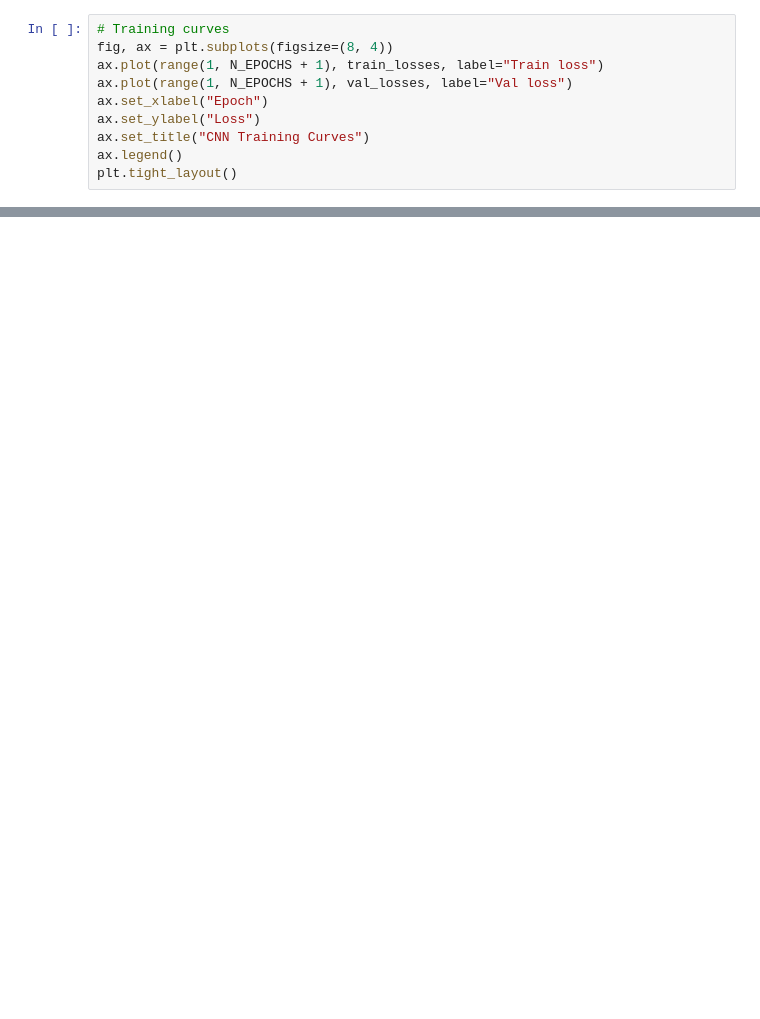
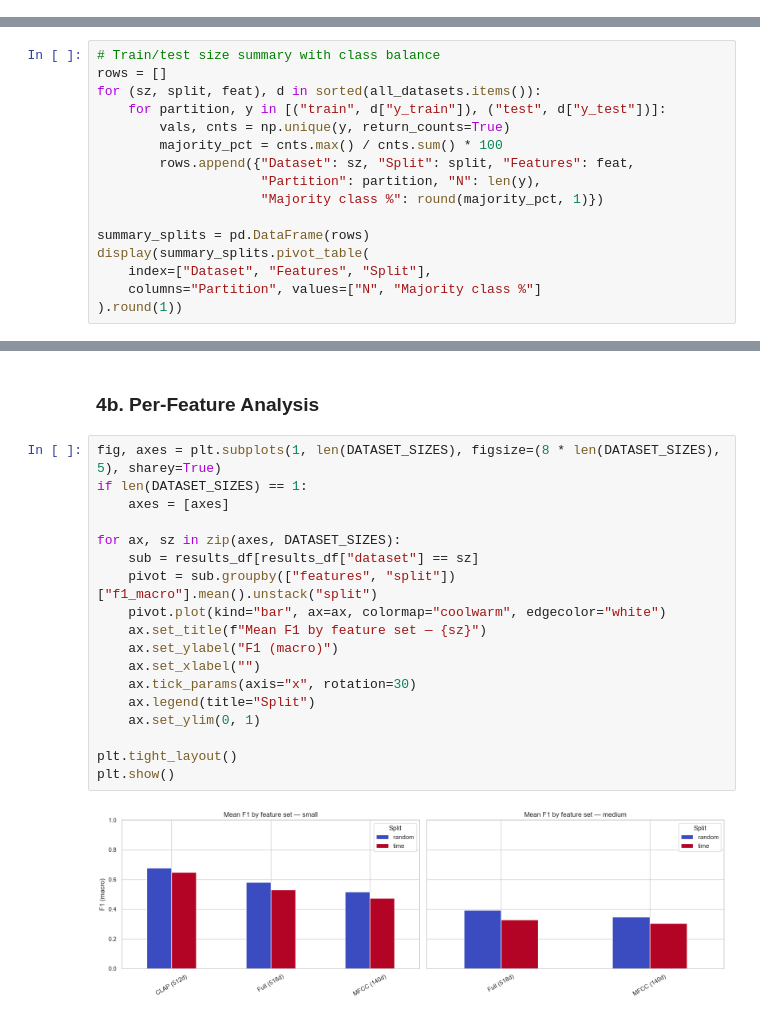
Before and after one commit to kkawula/music-genre-classification, a Jupyter notebook: notebook.ipynb, the cells around one changed output, grey strips where cells are left out. Saved outputs shown, nothing was run; the diff lists cells and outputs as text; blank space fills up the shorter version.

```diff
--- a/notebook.ipynb
+++ b/notebook.ipynb
@@ -1125,10 +0,0 @@ for epoch in range(N_EPOCHS):
-# %%
-# Training curves
-fig, ax = plt.subplots(figsize=(8, 4))
-ax.plot(range(1, N_EPOCHS + 1), train_losses, label="Train loss")
-ax.plot(range(1, N_EPOCHS + 1), val_losses, label="Val loss")
-ax.set_xlabel("Epoch")
-ax.set_ylabel("Loss")
-ax.set_title("CNN Training Curves")
-ax.legend()
-plt.tight_layout()
@@ -1250,0 +568,16 @@ plt.show()
+# %%
+# Train/test size summary with class balance
+rows = []
+for (sz, split, feat), d in sorted(all_datasets.items()):
+    for partition, y in [("train", d["y_train"]), ("test", d["y_test"])]:
+        vals, cnts = np.unique(y, return_counts=True)
+        majority_pct = cnts.max() / cnts.sum() * 100
+        rows.append({"Dataset": sz, "Split": split, "Features": feat,
+                     "Partition": partition, "N": len(y),
+                     "Majority class %": round(majority_pct, 1)})
+
+summary_splits = pd.DataFrame(rows)
+display(summary_splits.pivot_table(
+    index=["Dataset", "Features", "Split"],
+    columns="Partition", values=["N", "Majority class %"]
+).round(1))
@@ -1250,0 +740,22 @@ plt.show()
+# %% [markdown]
+### 4b. Per-Feature Analysis
+# %%
+fig, axes = plt.subplots(1, len(DATASET_SIZES), figsize=(8 * len(DATASET_SIZES), 5), sharey=True)
+if len(DATASET_SIZES) == 1:
+    axes = [axes]
+
+for ax, sz in zip(axes, DATASET_SIZES):
+    sub = results_df[results_df["dataset"] == sz]
+    pivot = sub.groupby(["features", "split"])["f1_macro"].mean().unstack("split")
+    pivot.plot(kind="bar", ax=ax, colormap="coolwarm", edgecolor="white")
+    ax.set_title(f"Mean F1 by feature set — {sz}")
+    ax.set_ylabel("F1 (macro)")
+    ax.set_xlabel("")
+    ax.tick_params(axis="x", rotation=30)
+    ax.legend(title="Split")
+    ax.set_ylim(0, 1)
+
+plt.tight_layout()
+plt.show()
+# %% [output]
+[figure, added]
```
Also changed, not shown: parts of 124 cells of this notebook, 5 other files.
